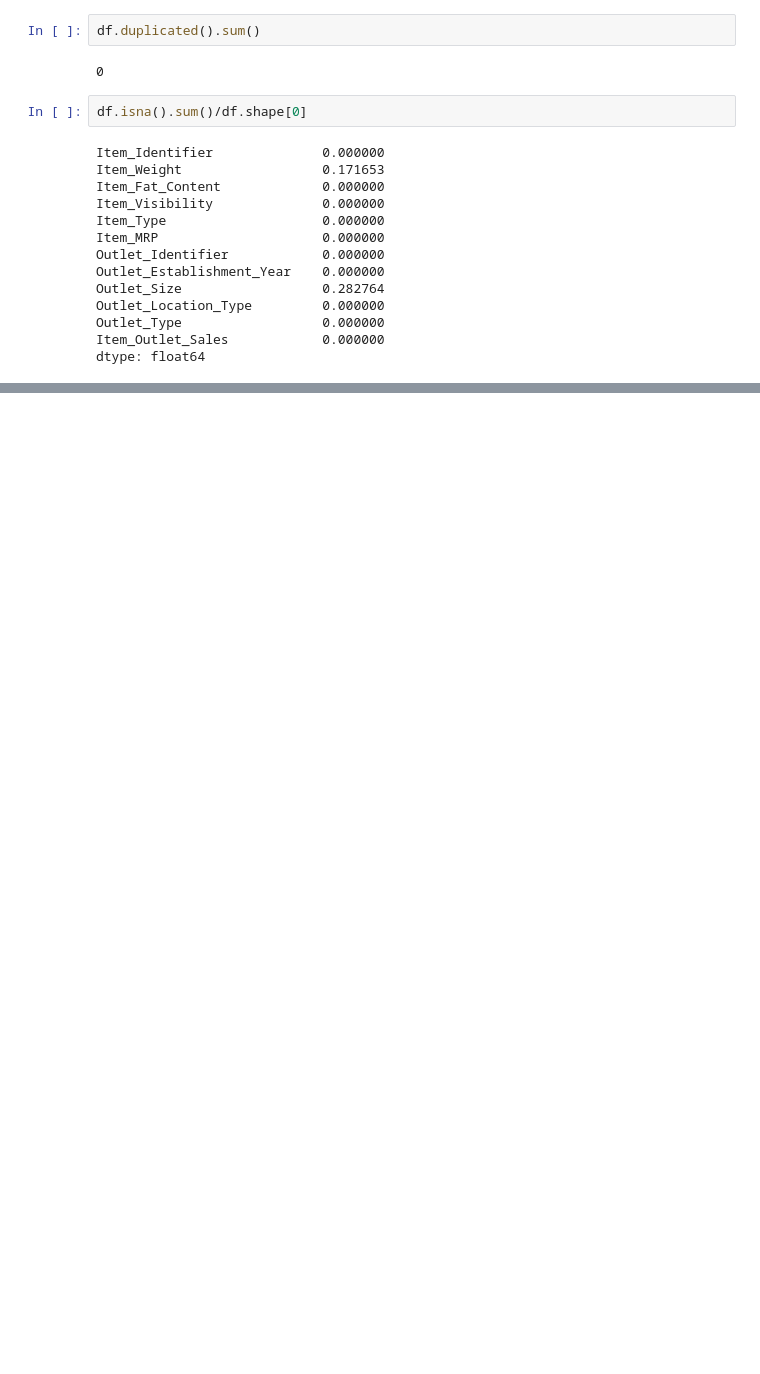
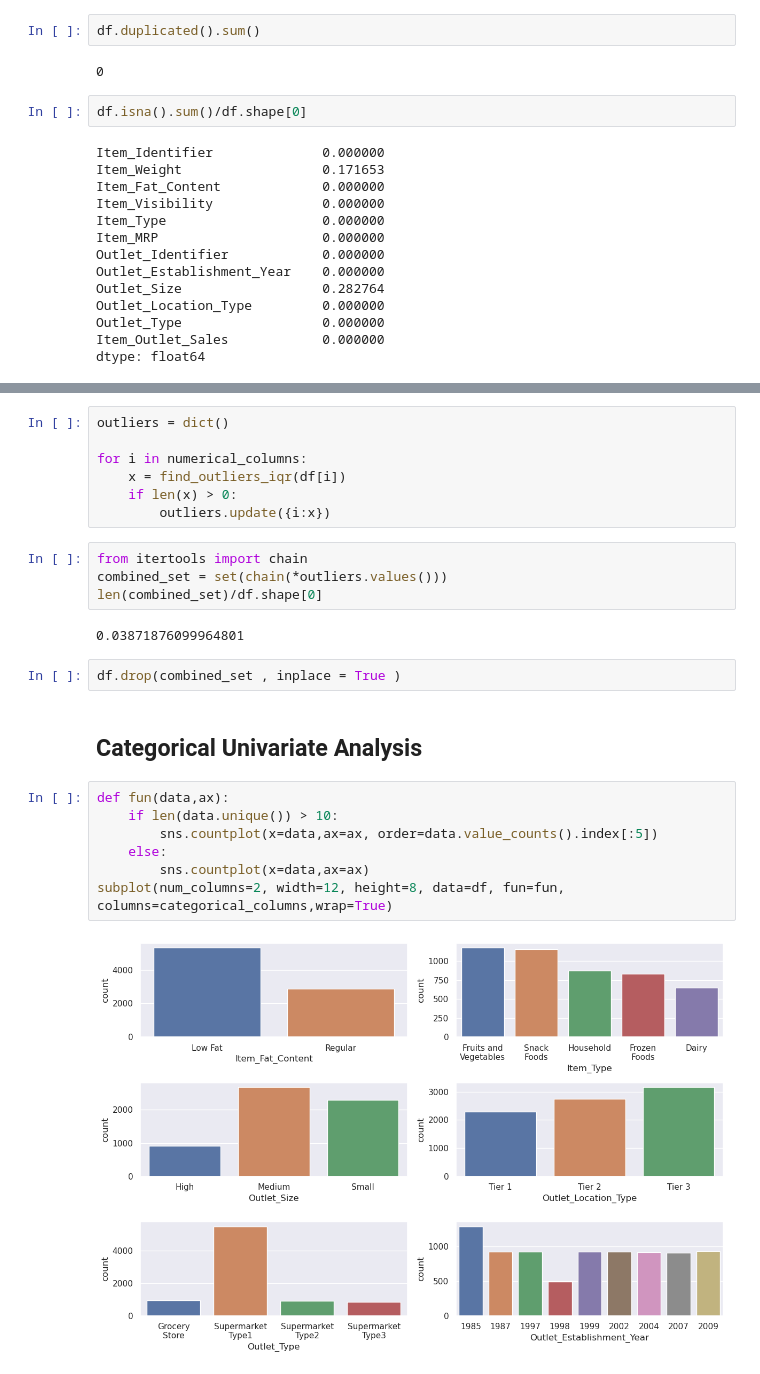
Before and after one commit to Technocolabs100/BigMart-Sales-Analysis-and-Prediction-Using-SuperVised-ML-Algorithms, a Jupyter notebook: Untitled.ipynb, the cells around one changed output, grey strips where cells are left out. Drawn from its saved outputs; the diff is of its cells as text; blank space fills up the shorter version.

```diff
--- a/Untitled.ipynb
+++ b/Untitled.ipynb
@@ -135,0 +110,26 @@ Text(0.5, 1.0, 'Distribution with Skewness: 1.18')
+# %%
+outliers = dict()
+
+for i in numerical_columns:
+    x = find_outliers_iqr(df[i])
+    if len(x) > 0:
+        outliers.update({i:x})
+# %%
+from itertools import chain
+combined_set = set(chain(*outliers.values()))
+len(combined_set)/df.shape[0]
+# %% [output]
+0.03871876099964801
+# %%
+df.drop(combined_set , inplace = True )
+# %% [markdown]
+##  Categorical Univariate Analysis
+# %%
+def fun(data,ax):
+    if len(data.unique()) > 10:
+        sns.countplot(x=data,ax=ax, order=data.value_counts().index[:5])
+    else:
+        sns.countplot(x=data,ax=ax)
+subplot(num_columns=2, width=12, height=8, data=df, fun=fun, columns=categorical_columns,wrap=True)
+# %% [output]
+[figure, added]
```
Also changed, not shown: parts of 35 cells of this notebook, 2 other files.
